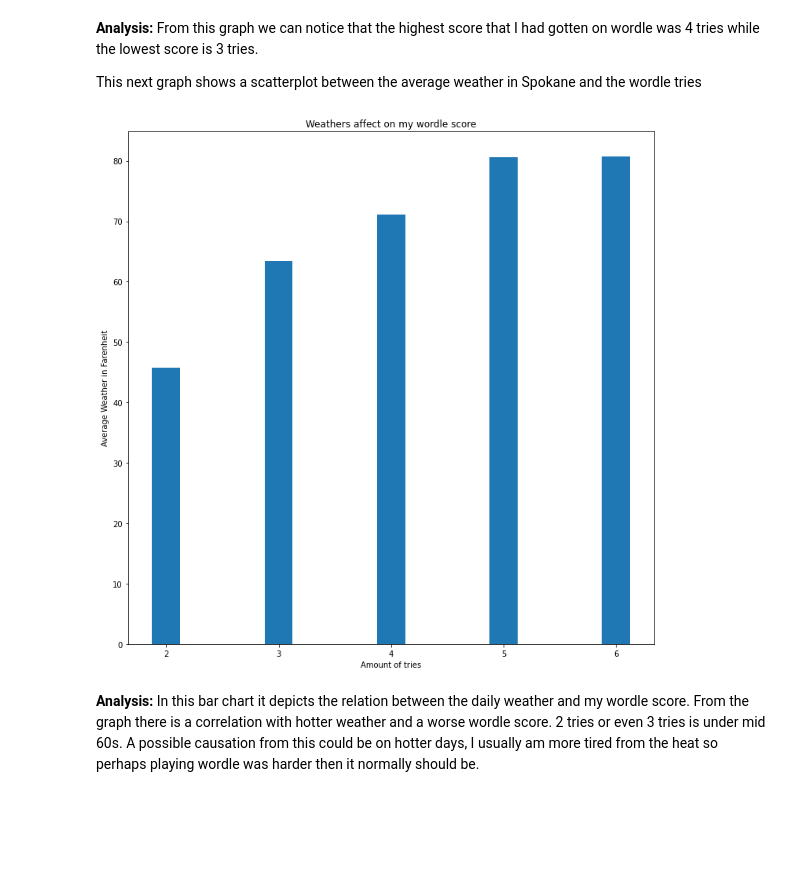
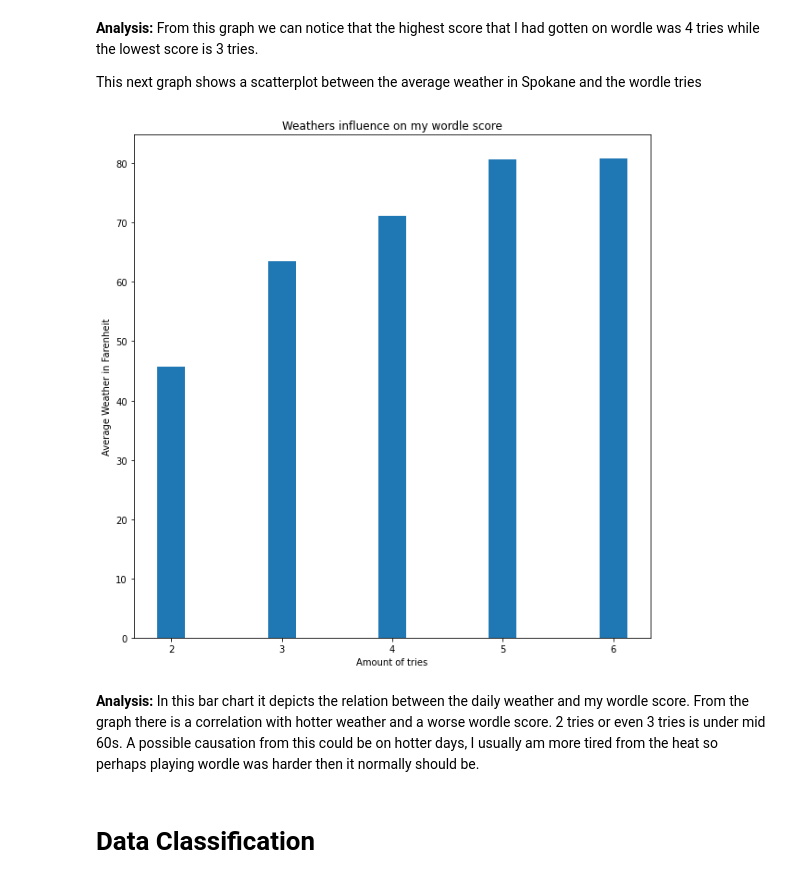
Before and after one commit to Lauren-N/CPSC222-Final-Project, a Jupyter notebook: my_project.ipynb, the cells around one changed output. Cells and saved outputs as stored; diff of their text form; code cells hidden in the pictures; blank space fills up the shorter version.

```diff
--- a/my_project.ipynb
+++ b/my_project.ipynb
@@ -218,9 +233,11 @@ This next graph shows a scatterplot between the average weather in Spokane and t
 # %%
 y = weather_wordle_df["tavg"]
 x = weather_wordle_df["Tries"]
 
-utils.plot_weather_data(x,y, "Amount of tries", "Average Weather in Farenheit", "Weathers affect on my wordle score")
+utils.plot_weather_data(x,y, "Amount of tries", "Average Weather in Farenheit", "Weathers influence on my wordle score")
 # %% [output]
-[figure, old version]
+[figure, new version]
 # %% [markdown]
 **Analysis:** In this bar chart it depicts the relation between the daily weather and my wordle score. From the graph there is a correlation with hotter weather and a worse wordle score. 2 tries or even 3 tries is under mid 60s. A possible causation from this could be on hotter days, I usually am more tired from the heat so perhaps playing wordle was harder then it normally should be.
+# %% [markdown]
+# **Data Classification**
```
Also changed, not shown: parts of 13 cells of this notebook, 1 other file.
